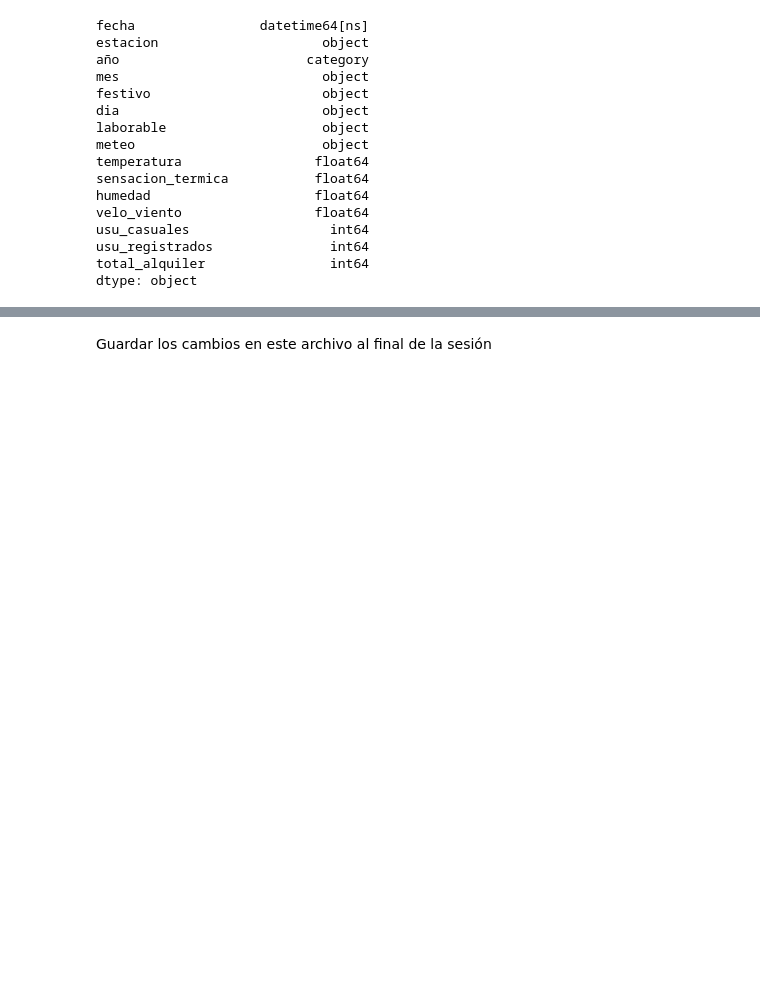
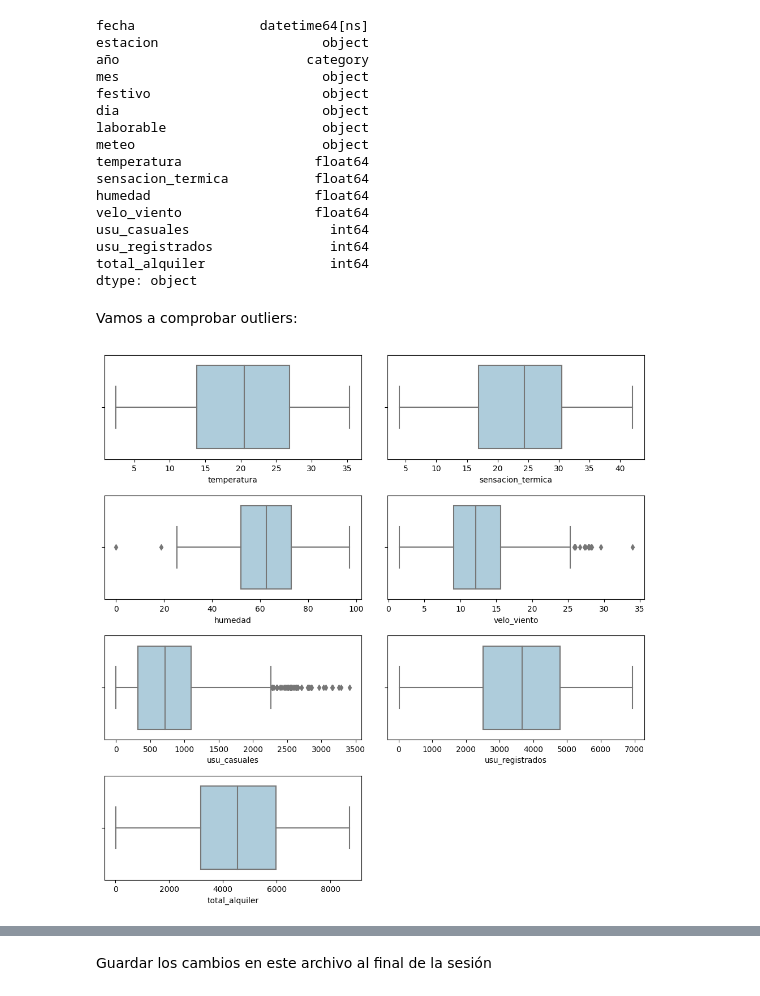
Before and after one commit to GriselleAlanis/project-da-promoE-module3-team1, a Jupyter notebook: Limpieza.ipynb, the cells around one changed output, grey strips where cells are left out. Cells and saved outputs as stored; diff of their text form; code cells hidden in the pictures; blank space fills up the shorter version.

```diff
--- a/Limpieza.ipynb
+++ b/Limpieza.ipynb
@@ -192,3 +194,17 @@ usu_casuales                  int64
 usu_registrados               int64
 total_alquiler                int64
 dtype: object
+# %% [markdown]
+Vamos a comprobar outliers:
+# %%
+numericas = df.select_dtypes(include=np.number)
+
+fig, axes = plt.subplots(4, 2, figsize=(10,10))
+axes = axes.flat
+for indice, columna in enumerate(numericas.columns):
+    sns.boxplot(x = numericas[columna], data = df, ax = axes[indice], palette = "Paired");
+plt.tight_layout()
+fig.delaxes(axes[-1])
+plt.show()
+# %% [output]
+[figure, added]
```
Also changed, not shown: parts of 11 cells of this notebook, 8 other files.
